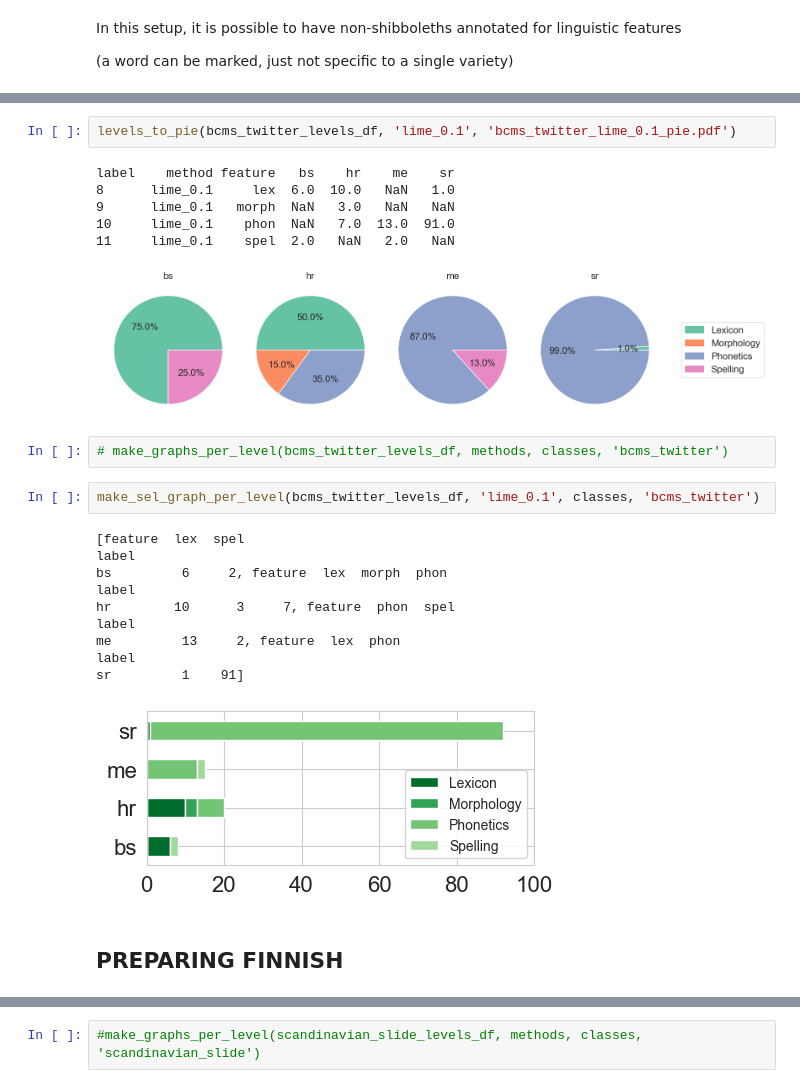
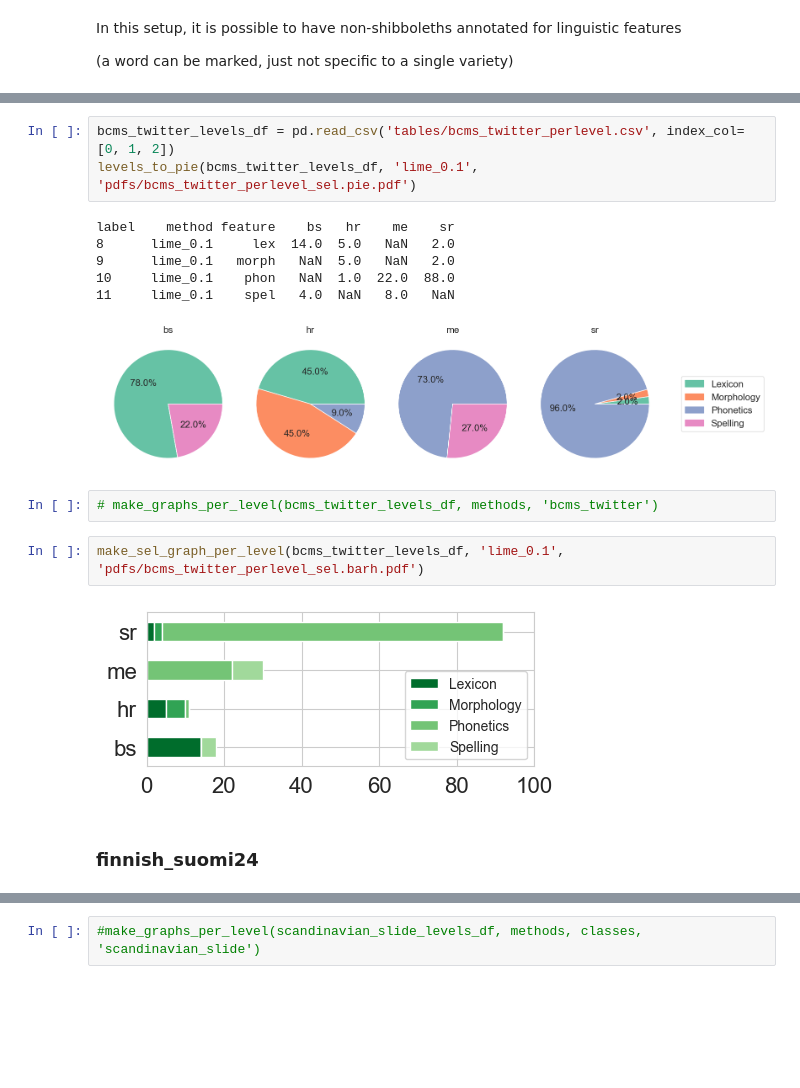
Before and after one commit to Helsinki-NLP/shibboleth, a Jupyter notebook: vizs/shib-eval-contents/annotation-analysis.ipynb, the cells around one changed output, grey strips where cells are left out. Saved outputs shown, nothing was run; the diff lists cells and outputs as text; blank space fills up the shorter version.

Commit message:
update figures and naming conventions

```diff
--- a/vizs/shib-eval-contents/annotation-analysis.ipynb
+++ b/vizs/shib-eval-contents/annotation-analysis.ipynb
@@ -775,26 +571,18 @@ bcms_twitter_levels_df
 # %%
-levels_to_pie(bcms_twitter_levels_df, 'lime_0.1', 'bcms_twitter_lime_0.1_pie.pdf')
+bcms_twitter_levels_df = pd.read_csv('tables/bcms_twitter_perlevel.csv', index_col=[0, 1, 2])
+levels_to_pie(bcms_twitter_levels_df, 'lime_0.1', 'pdfs/bcms_twitter_perlevel_sel.pie.pdf')
 # %% [output]
-label    method feature   bs    hr    me    sr
-8      lime_0.1     lex  6.0  10.0   NaN   1.0
-9      lime_0.1   morph  NaN   3.0   NaN   NaN
-10     lime_0.1    phon  NaN   7.0  13.0  91.0
-11     lime_0.1    spel  2.0   NaN   2.0   NaN
+label    method feature    bs   hr    me    sr
+8      lime_0.1     lex  14.0  5.0   NaN   2.0
+9      lime_0.1   morph   NaN  5.0   NaN   2.0
+10     lime_0.1    phon   NaN  1.0  22.0  88.0
+11     lime_0.1    spel   4.0  NaN   8.0   NaN
-[figure, old version]
+[figure, new version]
 # %%
-# make_graphs_per_level(bcms_twitter_levels_df, methods, classes, 'bcms_twitter')
+# make_graphs_per_level(bcms_twitter_levels_df, methods, 'bcms_twitter')
 # %%
-make_sel_graph_per_level(bcms_twitter_levels_df, 'lime_0.1', classes, 'bcms_twitter')
+make_sel_graph_per_level(bcms_twitter_levels_df, 'lime_0.1', 'pdfs/bcms_twitter_perlevel_sel.barh.pdf')
 # %% [output]
-[feature  lex  spel
-label
-bs         6     2, feature  lex  morph  phon
-label
-hr        10      3     7, feature  phon  spel
-label
-me         13     2, feature  lex  phon
-label
-sr         1    91]
-[figure, old version]
+[figure, new version]
 # %% [markdown]
-## PREPARING FINNISH
+### finnish_suomi24
```
Also changed, not shown: parts of 75 cells of this notebook, 18 other files.
